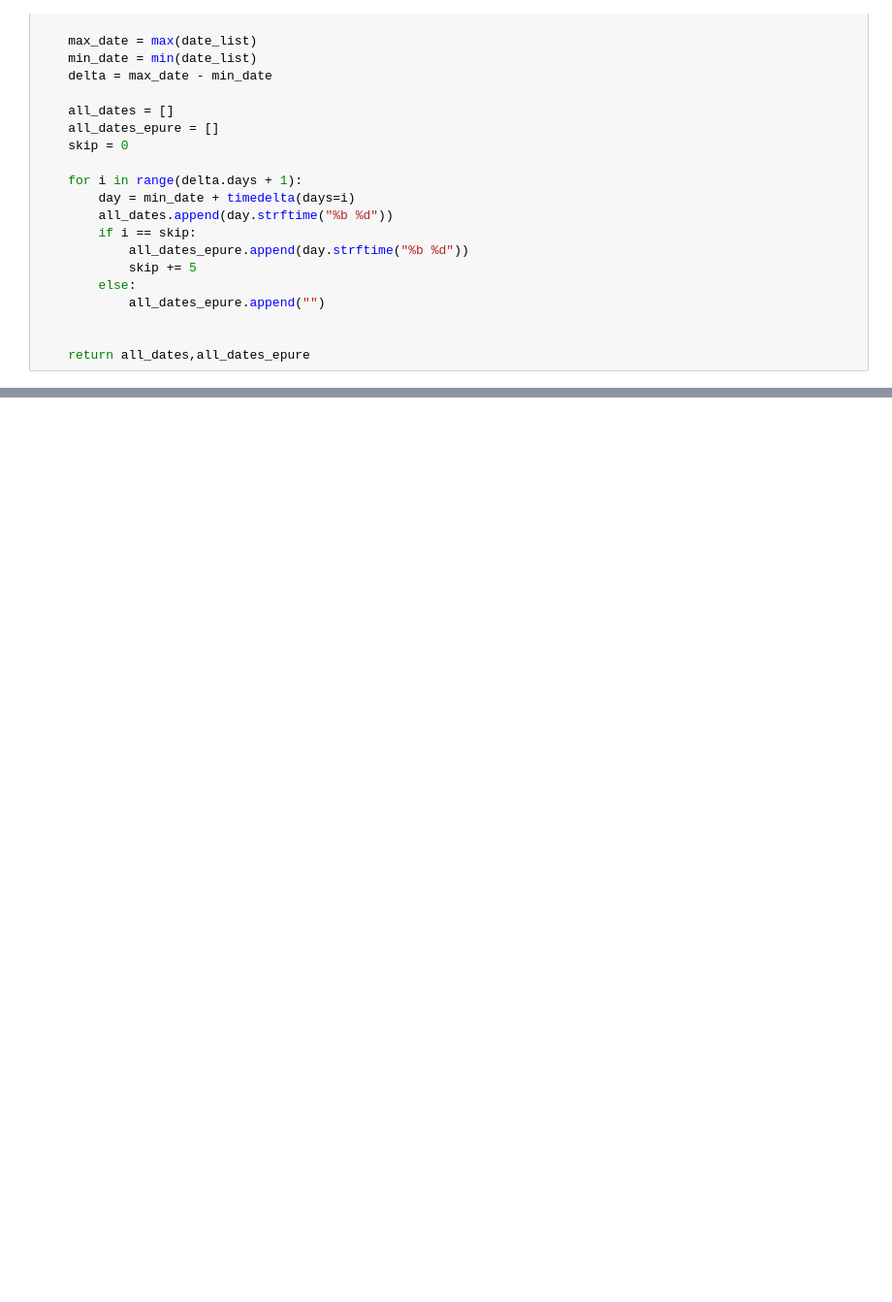
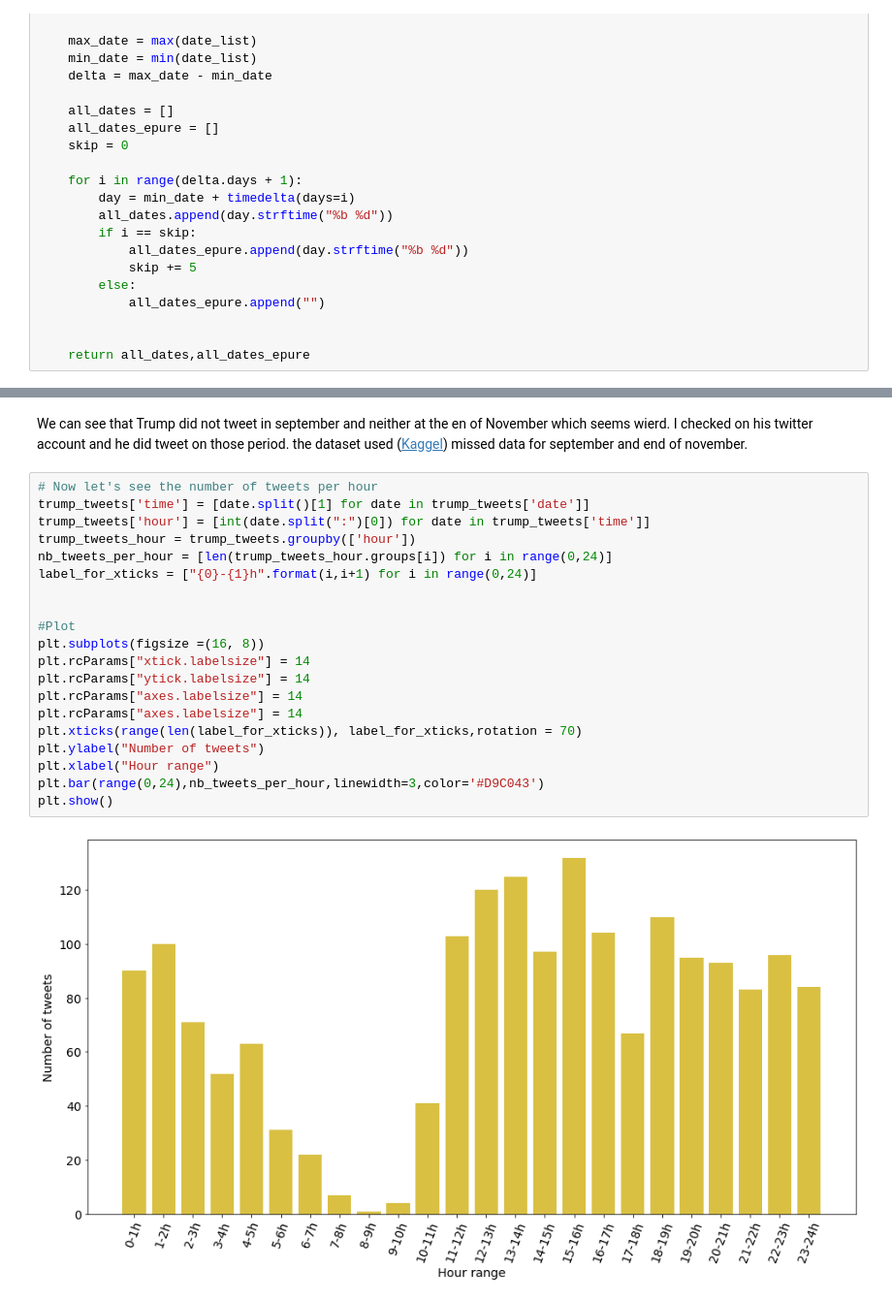
Before and after one commit to Moutoussamy/Trump_Tweets_Topic_modelling, a Jupyter notebook: Trump_Tweets_Topic_modelling.ipynb, the cells around one changed output, grey strips where cells are left out. Shown: that part at 97% size. Cells and saved outputs as stored; diff of their text form; blank space fills up the shorter version.

```diff
--- a/Trump_Tweets_Topic_modelling.ipynb
+++ b/Trump_Tweets_Topic_modelling.ipynb
@@ -96,0 +167,25 @@ def GetDaysList(dates):
+# %% [markdown]
+We can see that Trump did not tweet in september and neither at the en of November which seems wierd.
+I checked on his twitter account and he did tweet on those period. the dataset used ([Kaggel](https://www.kaggle.com/gpreda/trump-tweets)) missed data for september and end of november.
+# %%
+# Now let's see the number of tweets per hour
+trump_tweets['time'] = [date.split()[1] for date in trump_tweets['date']]
+trump_tweets['hour'] = [int(date.split(":")[0]) for date in trump_tweets['time']]
+trump_tweets_hour = trump_tweets.groupby(['hour'])
+nb_tweets_per_hour = [len(trump_tweets_hour.groups[i]) for i in range(0,24)]
+label_for_xticks = ["{0}-{1}h".format(i,i+1) for i in range(0,24)]
+
+
+#Plot
+plt.subplots(figsize =(16, 8))
+plt.rcParams["xtick.labelsize"] = 14
+plt.rcParams["ytick.labelsize"] = 14
+plt.rcParams["axes.labelsize"] = 14
+plt.rcParams["axes.labelsize"] = 14
+plt.xticks(range(len(label_for_xticks)), label_for_xticks,rotation = 70)
+plt.ylabel("Number of tweets")
+plt.xlabel("Hour range")
+plt.bar(range(0,24),nb_tweets_per_hour,linewidth=3,color='#D9C043')
+plt.show()
+# %% [output]
+[figure, added]
```
Also changed, not shown: parts of 35 cells of this notebook, 1 other file.
